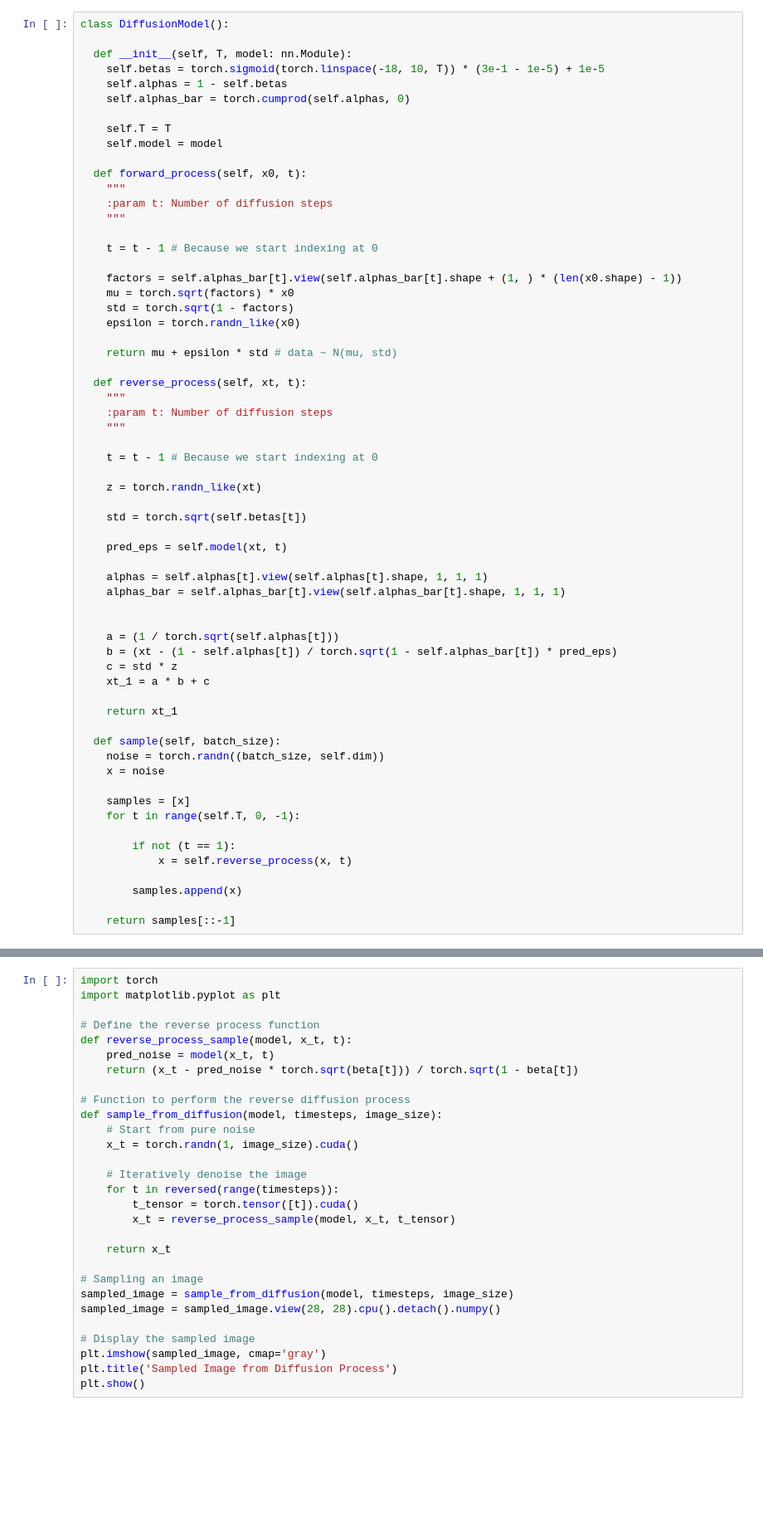
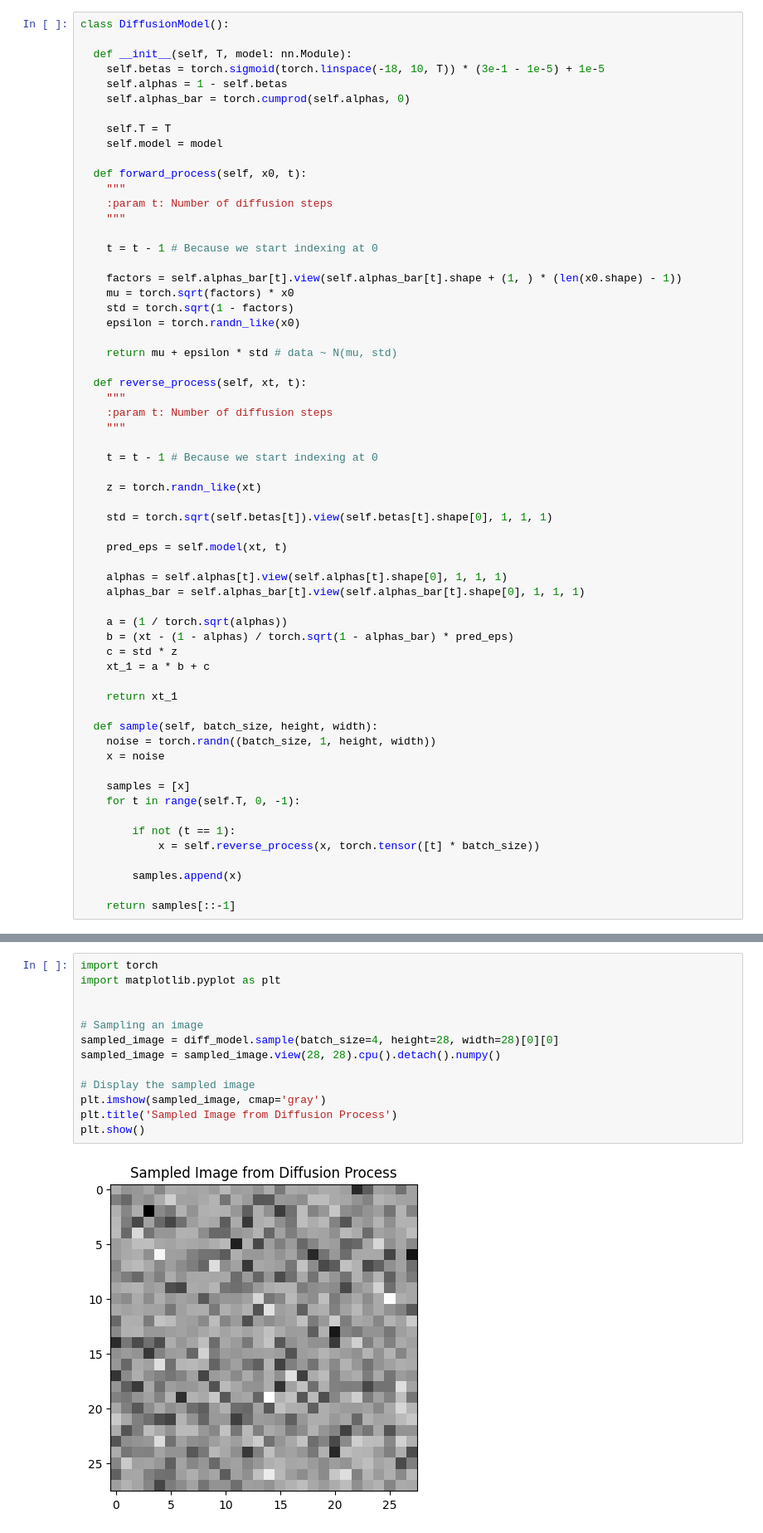
Before and after one commit to carloscotrini/transformers_from_scratch, a Jupyter notebook: AML_MyDiffusionModel.ipynb, the cells around one changed output, grey strips where cells are left out. Shown at 83% size. Drawn from its saved outputs; the diff is of its cells as text; blank space fills up the shorter version.

```diff
--- a/AML_MyDiffusionModel.ipynb
+++ b/AML_MyDiffusionModel.ipynb
@@ -170,30 +170,29 @@ class DiffusionModel():
 
     z = torch.randn_like(xt)
 
-    std = torch.sqrt(self.betas[t])
+    std = torch.sqrt(self.betas[t]).view(self.betas[t].shape[0], 1, 1, 1)
 
     pred_eps = self.model(xt, t)
 
-    alphas = self.alphas[t].view(self.alphas[t].shape, 1, 1, 1)
-    alphas_bar = self.alphas_bar[t].view(self.alphas_bar[t].shape, 1, 1, 1)
+    alphas = self.alphas[t].view(self.alphas[t].shape[0], 1, 1, 1)
+    alphas_bar = self.alphas_bar[t].view(self.alphas_bar[t].shape[0], 1, 1, 1)
 
-
-    a = (1 / torch.sqrt(self.alphas[t]))
-    b = (xt - (1 - self.alphas[t]) / torch.sqrt(1 - self.alphas_bar[t]) * pred_eps)
+    a = (1 / torch.sqrt(alphas))
+    b = (xt - (1 - alphas) / torch.sqrt(1 - alphas_bar) * pred_eps)
     c = std * z
     xt_1 = a * b + c
 
     return xt_1
 
-  def sample(self, batch_size):
-    noise = torch.randn((batch_size, self.dim))
+  def sample(self, batch_size, height, width):
+    noise = torch.randn((batch_size, 1, height, width))
     x = noise
 
     samples = [x]
     for t in range(self.T, 0, -1):
 
         if not (t == 1):
-            x = self.reverse_process(x, t)
+            x = self.reverse_process(x, torch.tensor([t] * batch_size))
 
         samples.append(x)
 
@@ -313,29 +320,15 @@ RuntimeError: The size of tensor a (4) must match the size of tensor b (32) at n
 # %%
 import torch
 import matplotlib.pyplot as plt
 
-# Define the reverse process function
-def reverse_process_sample(model, x_t, t):
-    pred_noise = model(x_t, t)
-    return (x_t - pred_noise * torch.sqrt(beta[t])) / torch.sqrt(1 - beta[t])
-
-# Function to perform the reverse diffusion process
-def sample_from_diffusion(model, timesteps, image_size):
-    # Start from pure noise
-    x_t = torch.randn(1, image_size).cuda()
-
-    # Iteratively denoise the image
-    for t in reversed(range(timesteps)):
-        t_tensor = torch.tensor([t]).cuda()
-        x_t = reverse_process_sample(model, x_t, t_tensor)
-
-    return x_t
 
 # Sampling an image
-sampled_image = sample_from_diffusion(model, timesteps, image_size)
+sampled_image = diff_model.sample(batch_size=4, height=28, width=28)[0][0]
 sampled_image = sampled_image.view(28, 28).cpu().detach().numpy()
 
 # Display the sampled image
 plt.imshow(sampled_image, cmap='gray')
 plt.title('Sampled Image from Diffusion Process')
 plt.show()
+# %% [output]
+[figure, added]
```
Also changed, not shown: parts of 1 cell of this notebook.
